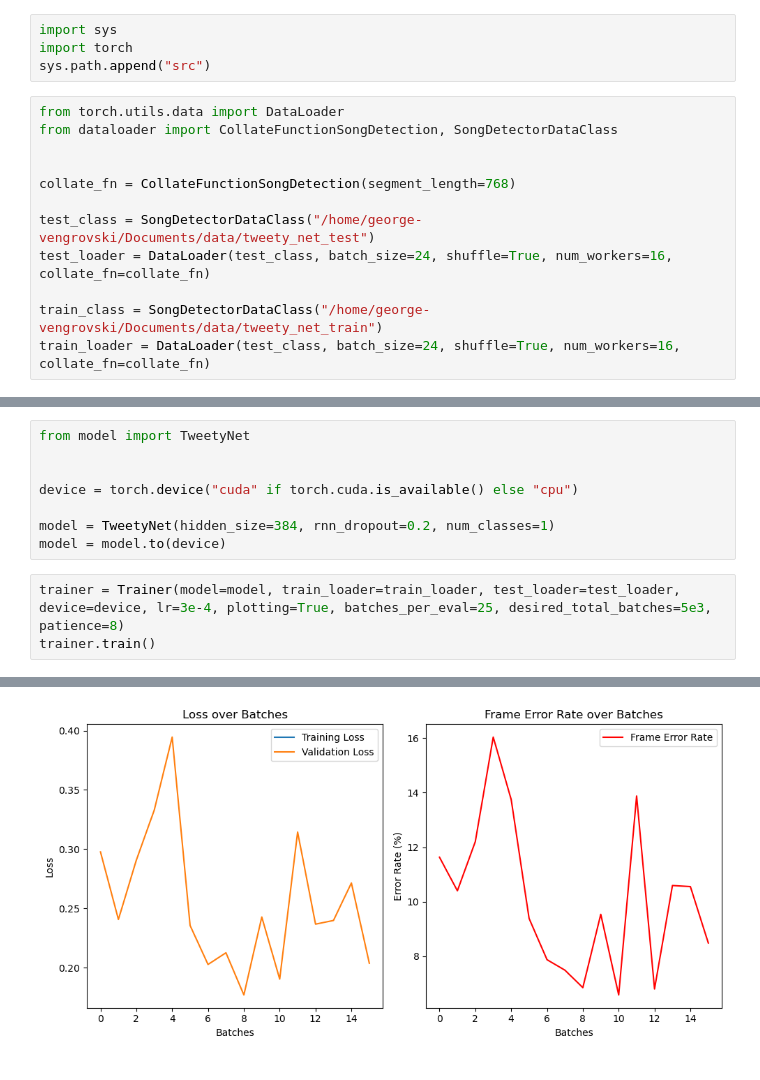
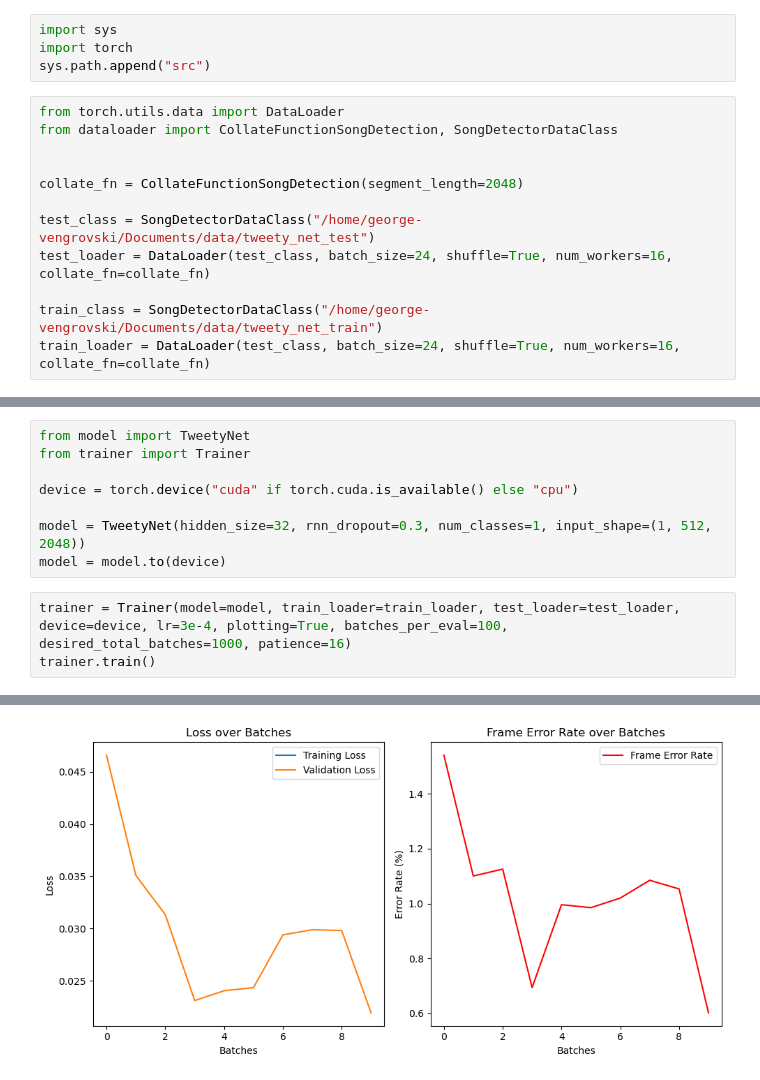
Before and after one commit to georgevenven/tweety_net_song_detector, a Jupyter notebook: main.ipynb, the cells around one changed output, grey strips where cells are left out. Cells and saved outputs as stored; diff of their text form.

Commit message:
working on inference for song detection

```diff
--- a/main.ipynb
+++ b/main.ipynb
@@ -7,7 +7,7 @@ from torch.utils.data import DataLoader
 from dataloader import CollateFunctionSongDetection, SongDetectorDataClass
 
 
-collate_fn = CollateFunctionSongDetection(segment_length=768)
+collate_fn = CollateFunctionSongDetection(segment_length=2048)
 
 test_class = SongDetectorDataClass("/home/george-vengrovski/Documents/data/tweety_net_test")
 test_loader = DataLoader(test_class, batch_size=24, shuffle=True, num_workers=16, collate_fn=collate_fn)
@@ -25,12 +25,12 @@ plt.imshow(_[0,0])
 # %%
 from model import TweetyNet
-
+from trainer import Trainer
 
 device = torch.device("cuda" if torch.cuda.is_available() else "cpu")
 
-model = TweetyNet(hidden_size=384, rnn_dropout=0.2, num_classes=1)
+model = TweetyNet(hidden_size=32, rnn_dropout=0.3, num_classes=1, input_shape=(1, 512, 2048))
 model = model.to(device)
 # %%
-trainer = Trainer(model=model, train_loader=train_loader, test_loader=test_loader, device=device, lr=3e-4, plotting=True, batches_per_eval=25, desired_total_batches=5e3, patience=8)
+trainer = Trainer(model=model, train_loader=train_loader, test_loader=test_loader, device=device, lr=3e-4, plotting=True, batches_per_eval=100, desired_total_batches=1000, patience=16)
 trainer.train()
 # %% [output]
@@ -54,4 +47,4 @@ Early stopping triggered
-[figure, old version]
+[figure, new version]
 # %%
 import matplotlib.pyplot as plt
 import numpy as np
```
Also changed, not shown: parts of 5 cells of this notebook, 6 other files.
